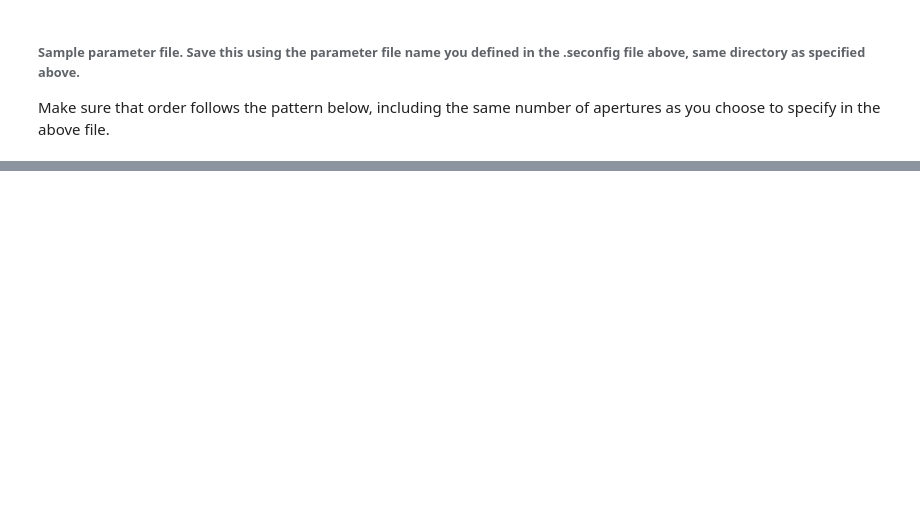
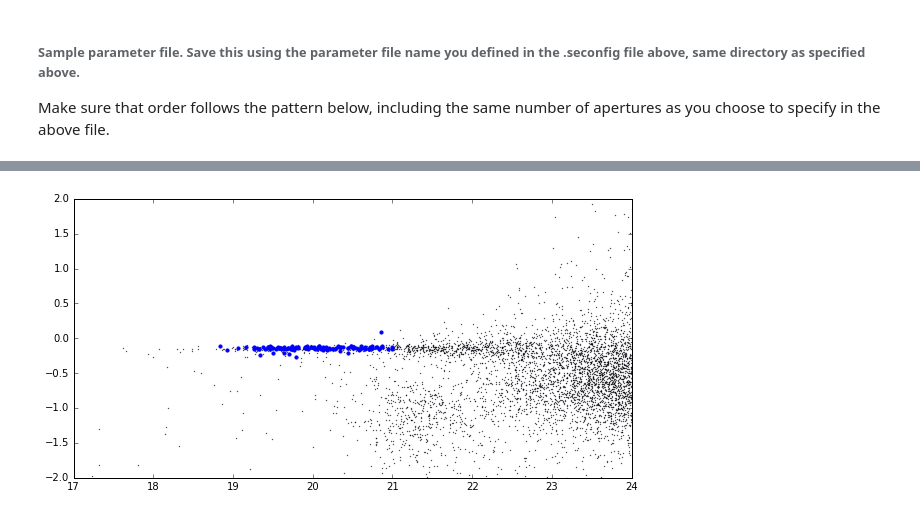
Before and after one commit to zachjennings/sluggs_phot_calibration, a Jupyter notebook: example_notebooks/aperture_photometry_calibrations_example.ipynb, the cells around one changed output, grey strips where cells are left out. Cells and saved outputs as stored; diff of their text form; code cells hidden in the pictures; blank space fills up the shorter version.

```diff
--- a/example_notebooks/aperture_photometry_calibrations_example.ipynb
+++ b/example_notebooks/aperture_photometry_calibrations_example.ipynb
@@ -246,0 +262,3 @@ After determinging the aperture to correct to, re-calculate the correction using
+# %%
+#once selected, fix the final correction aperture
+fin_cor_aper = 8
@@ -247,6 +268,10 @@ After determinging the aperture to correct to, re-calculate the correction using
 # %%
-aper_cor,good = aperCor.calc_aper_cor(data,meas_aper=1,cor_aper=13,fwhm_max=fwhm_max,fwhm_min=fwhm_min,\
+aper_cor,good = aperCor.calc_aper_cor(data,meas_aper=fin_meas_aper,cor_aper=fin_cor_aper,\
+                                      fwhm_max=fwhm_max,fwhm_min=fwhm_min,\
                                       sat_cut=sat_cut,faint_cut=faint_cut)
+aperCor.make_diff_plot(data,good,meas_aper=fin_meas_aper,cor_aper=fin_cor_aper,xlim=(17,24))
+# %% [output]
+[figure, added]
 # %%
 print(aper_cor)
 # %% [output]
```
Also changed, not shown: parts of 20 cells of this notebook, 3 other files.
